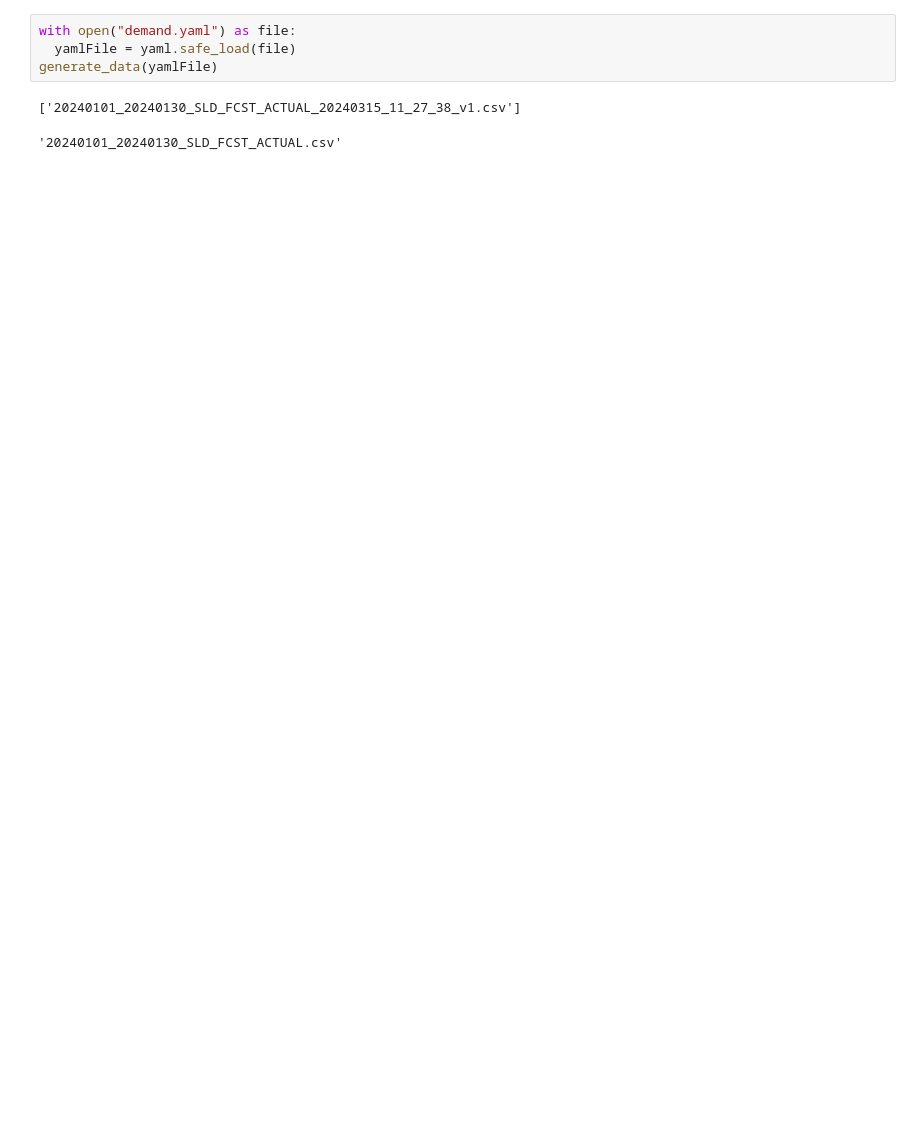
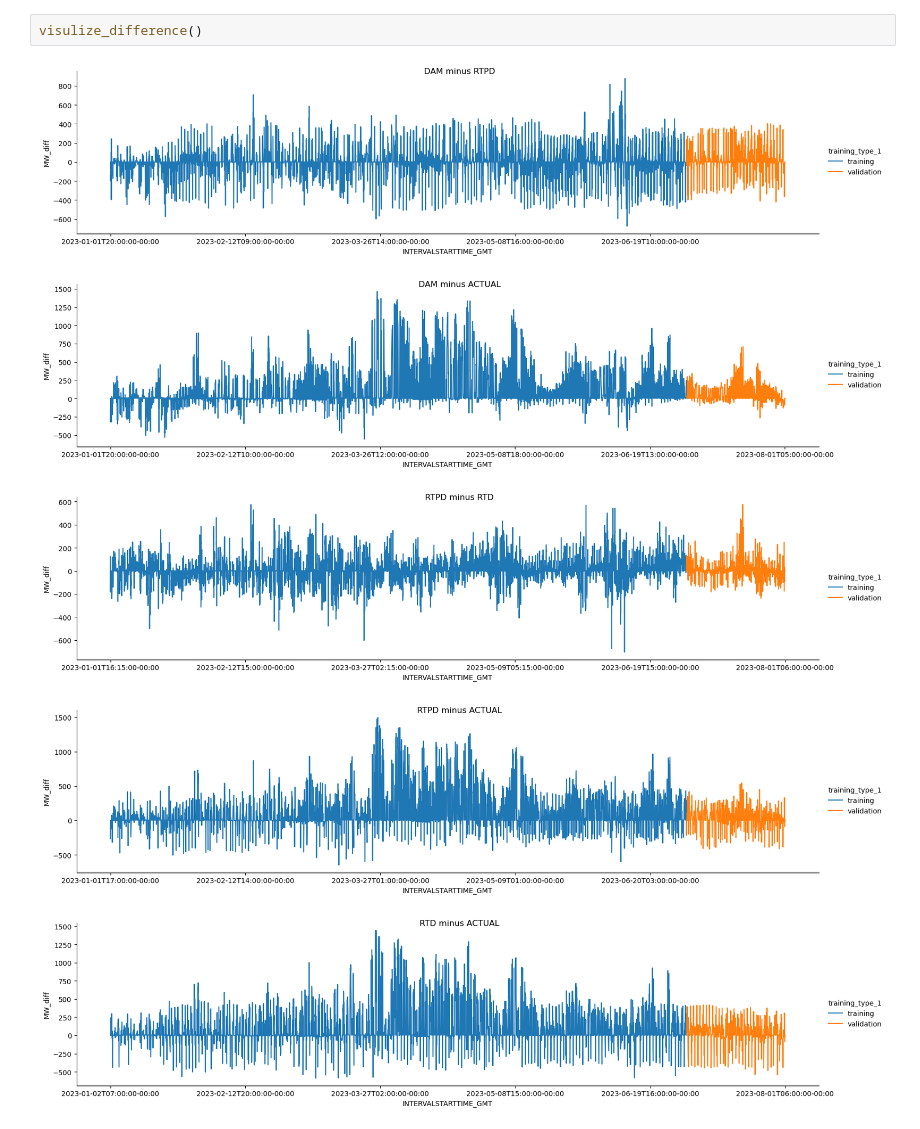
Before and after one commit to janghl/Siemens-Privacy-in-Reinforcement-Learning, a Jupyter notebook: demand.ipynb, the cells around one changed output. Drawn from its saved outputs; the diff is of its cells as text; blank space fills up the shorter version.

```diff
--- a/demand.ipynb
+++ b/demand.ipynb
@@ -184,7 +179,8 @@ for minus_list in minus_visualize_id:
-# %%
-with open("demand.yaml") as file:
-  yamlFile = yaml.safe_load(file)
-generate_data(yamlFile)
-# %% [output]
-['20240101_20240130_SLD_FCST_ACTUAL_20240315_11_27_38_v1.csv']
-'20240101_20240130_SLD_FCST_ACTUAL.csv'
+# %%
+visulize_difference()
+# %% [output]
+[figure, added]
+[figure, added]
+[figure, added]
+[figure, added]
+[figure, added]
```
Also changed, not shown: parts of 7 cells of this notebook, 14 other files.
